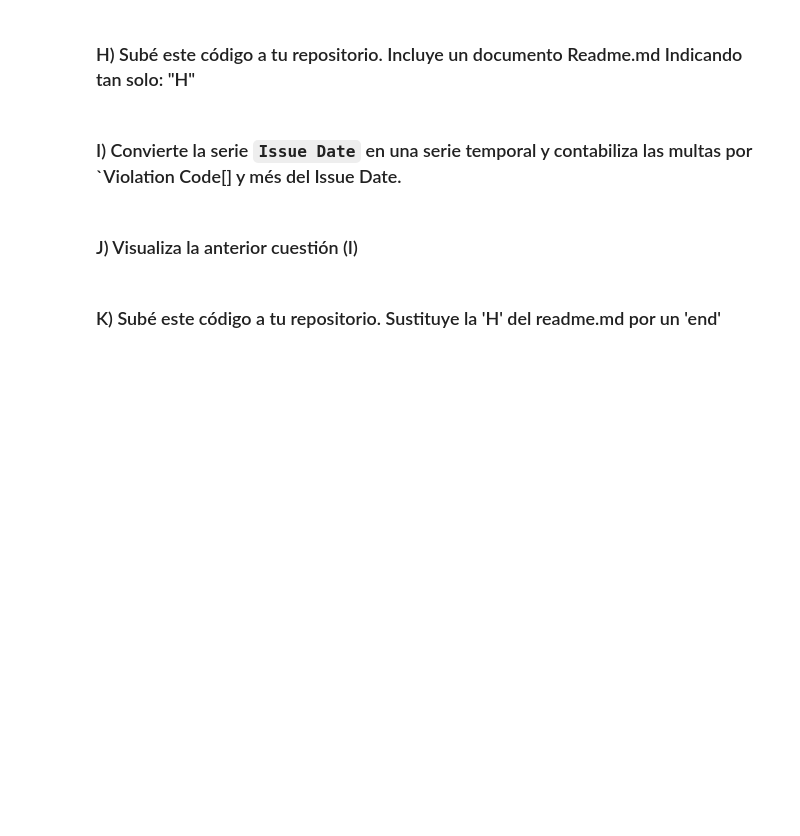
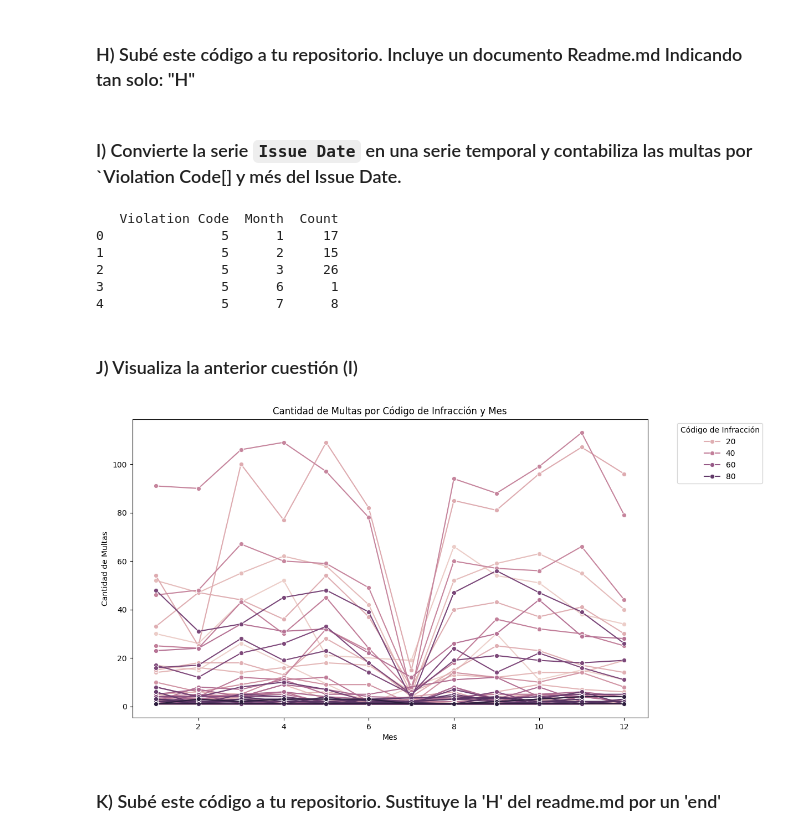
Before and after one commit to santiagohdq/proyectopandas, a Jupyter notebook: ProyectoPandas_Github.ipynb, the cells around one changed output. Cells and saved outputs as stored; diff of their text form; code cells hidden in the pictures; blank space fills up the shorter version.

Commit message:
K: Subir código final y actualizar README.md

```diff
--- a/ProyectoPandas_Github.ipynb
+++ b/ProyectoPandas_Github.ipynb
@@ -218,6 +220,31 @@ plt.show()
 # %% [markdown]
 ### I) Convierte la serie `Issue Date` en una serie temporal y contabiliza las multas por `Violation Code[] y més del Issue Date.
+# %%
+df1['Issue Date'] = pd.to_datetime(df1['Issue Date']) #Convirtiendo la serie en temporal
+df1 = df1.dropna(subset=['Issue Date']) #Eliminando valores NaN
+df1['Month'] = df1['Issue Date'].dt.month
+violation_count = df1.groupby(['Violation Code', 'Month']).size().reset_index(name='Count') #Contabilizando las multas
+
+print(violation_count.head()) #Mostrando el conteo de multas
+# %% [output]
+   Violation Code  Month  Count
+0               5      1     17
+1               5      2     15
+2               5      3     26
+3               5      6      1
+4               5      7      8
 # %% [markdown]
 ### J) Visualiza la anterior cuestión (I)
+# %%
+plt.figure(figsize=(12, 7))
+sns.lineplot(data=violation_count, x='Month', y='Count', hue='Violation Code', marker='o')
+plt.title('Cantidad de Multas por Código de Infracción y Mes')
+plt.xlabel('Mes')
+plt.ylabel('Cantidad de Multas')
+plt.legend(title='Código de Infracción', bbox_to_anchor=(1.05, 1), loc='upper left')
+
+plt.show()
+# %% [output]
+[figure, added]
 # %% [markdown]
 ### K) Subé este código a tu repositorio. Sustituye la 'H' del readme.md por un 'end'
```
Also changed, not shown: parts of 2 cells of this notebook, 1 other file.
